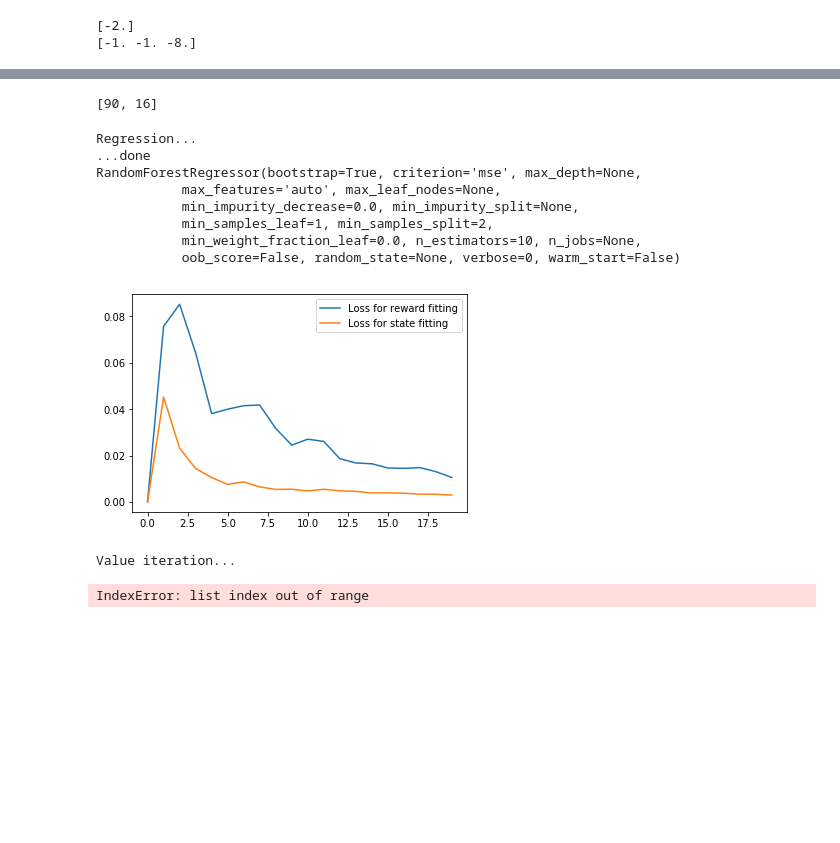
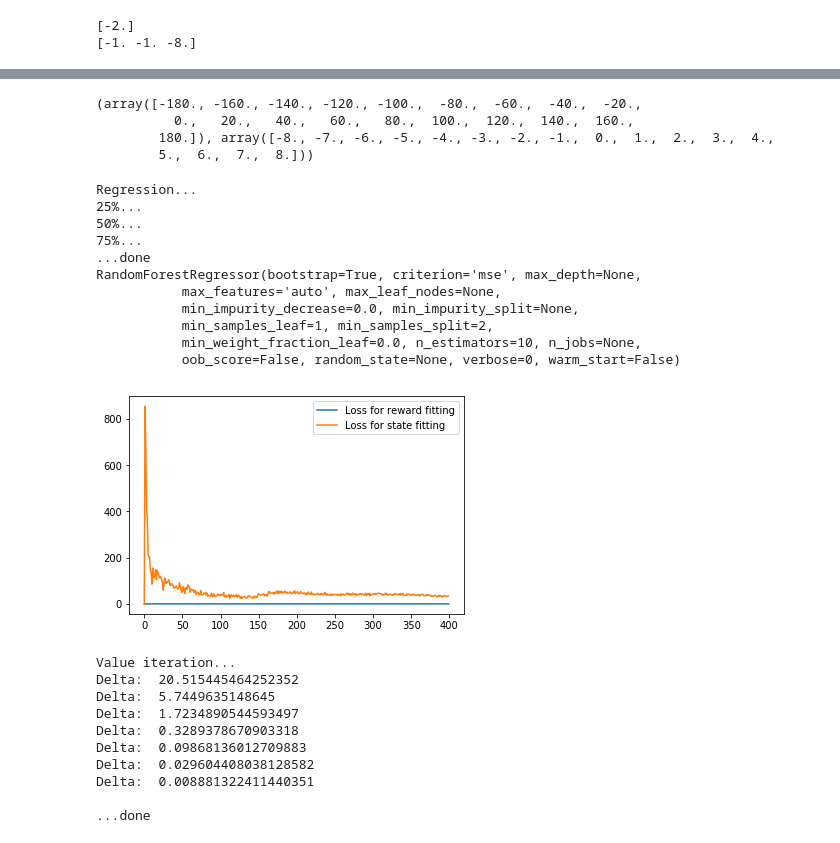
Before and after one commit to N1kYan/ReinforcementLearning, a Jupyter notebook: challenge1/rl_challenge1_deg_only.ipynb, the cells around one changed output, grey strips where cells are left out. Cells and saved outputs as stored; diff of their text form; code cells hidden in the pictures; blank space fills up the shorter version.

Commit message:
challenge1 now running for pendulum with degrees as input for regression and dp; not learning properly -> right choice of hyperparameters needed

```diff
--- a/challenge1/rl_challenge1_deg_only.ipynb
+++ b/challenge1/rl_challenge1_deg_only.ipynb
@@ -31,12 +31,21 @@ print(state, reward, done, info)
+# %%
+"""
+    This method transforms cos and sin input to true degree value by arctan2 function
+
+"""
+def my_arctan(cos, sin):
+    return np.rad2deg(np.arctan2(sin, cos))
 # %%
 from Discretization import Discretization
-import numpy as np
 
 larry = Discretization("degree_only", "Pendulum",state_space_size=(18+1, 16+1), action_space_size=17)
 
-print(larry.map_to_index([np.cos(np.deg2rad(-90)), np.sin(np.deg2rad(-90)), 8]))
+print(larry.state_space)
 # %% [output]
-[90, 16]
+(array([-180., -160., -140., -120., -100.,  -80.,  -60.,  -40.,  -20.,
+          0.,   20.,   40.,   60.,   80.,  100.,  120.,  140.,  160.,
+        180.]), array([-8., -7., -6., -5., -4., -3., -2., -1.,  0.,  1.,  2.,  3.,  4.,
+        5.,  6.,  7.,  8.]))
 # %%
 """
     Regression of old state and performed action to new state and observed reward.
@@ -47,7 +56,7 @@ from sklearn.ensemble import RandomForestRegressor
 from sklearn.metrics import mean_squared_error
 
 # Learning episodes / amount of samples for regression
-epochs = 1000
+epochs = 10000
 
 rtx = []
 rty = []
@@ -57,57 +66,76 @@ plotr = []
 plots = []
 
 regressorReward = RandomForestRegressor(n_estimators=10, min_samples_split=2)
-regressorState = RandomForestRegressor(n_estimators=10, min_samples_split=2)
+regressorState = RandomForestRegressor(n_estimators=30, min_samples_split=2)
 
 old_state = env.reset()
+# Transform from 3 to 2 dim:(cos, sin, angular velocity) -> (angle, angular velocity)
+old_state = np.array([my_arctan(old_state[0], old_state[1]), old_state[2]])
 
 print("Regression...")
 for i in range(epochs):
 
     action = env.action_space.sample()
     next_state, reward, done, info = env.step(action)
+    # Transform from 3 to 2 dim:(cos, sin, angular velocity) -> (angle, angular velocity)
+    next_state = np.array([my_arctan(next_state[0], next_state[1]), next_state[2]])
 
     rtx.append(np.append(old_state ,action))
     rty.append(reward)
     stx.append(np.append(old_state,action))
     sty.append(next_state)
 
-    if i%50==0: # 50 works nicely
+    if i%25==0: # 50 works nicely
 
         regressorReward.fit(rtx, rty)
         fitrtx = regressorReward.predict(rtx)
         mse = mean_squared_error(rty, fitrtx)
         plotr.append(mse)
 
 
         regressorState.fit(stx, sty)
         fitstx = regressorState.predict(stx)
         mse = mean_squared_error(sty, fitstx)
 
         plots.append(mse)
 
     old_state = np.copy(next_state)
 
+    if i==int(epochs*0.25):
+        print("25%...")
+    if i==int(epochs*0.5):
+        print("50%...")
+    if i==int(epochs*0.75):
+        print("75%...")
+
 print("...done")
 plt.figure(0)
 plt.plot(plotr, label="Loss for reward fitting")
 
 plt.plot(plots, label="Loss for state fitting")
 plt.legend()
 print(regressorReward)
 # %% [output]
 Regression...
+25%...
+50%...
+75%...
 ...done
 RandomForestRegressor(bootstrap=True, criterion='mse', max_depth=None,
            max_features='auto', max_leaf_nodes=None,
            min_impurity_decrease=0.0, min_impurity_split=None,
            min_samples_leaf=1, min_samples_split=2,
            min_weight_fraction_leaf=0.0, n_estimators=10, n_jobs=None,
            oob_score=False, random_state=None, verbose=0, warm_start=False)
-[figure, old version]
+[figure, new version]
 # %%
 """
    Value Iteration
+
+   Inputs:
+   disc: Discriminator object
+   theta: Minimal value function difference for convergence
+   gamma: Update learning rate
 
 """
 
@@ -130,7 +158,7 @@ def value_iteration(disc, theta, gamma):
 
                 # Get (only positive) indexes for (possibly negative) discrete state(s)
                 index = disc.map_to_index([s0, s1])
-                print(index)
+                #print(index)
 
                 v = value_function[index[0], index[1]]
 
@@ -147,7 +175,7 @@ def value_iteration(disc, theta, gamma):
                         r = regressorReward.predict(x)
 
                         # Discretize sufficient state
-                        next_index = disc.map_to_index([next_s[0], next_s[1], next_s[2]])
+                        next_index = disc.map_to_index([next_s[0], next_s[1]])
 
                         # Calculate expected reward
                         # Deterministic case; we do not need probability distribution
@@ -161,6 +189,15 @@ def value_iteration(disc, theta, gamma):
                 value_function[index[0], index[1]] = rmax
                 # Define policy by action achieving maximum expected reward per state
                 policy[index[0], index[1]] = amax
+                # Update delta
+                delta = max(delta, np.abs(v-value_function[index[0], index[1]]))
+
+            if s0 == int((disc.state_space_size[0]-1)*0.25):
+                print("25%...")
+            if s0 == int((disc.state_space_size[0]-1)*0.5):
+                print("50%...")
+            if s0 == int((disc.state_space_size[0]-1)*0.75):
+                print("75%...")
 
         print("Delta: ", delta)
 
@@ -169,10 +206,18 @@ def value_iteration(disc, theta, gamma):
     print("...done")
     return value_function, policy
 
-value_function, policy = value_iteration(disc=larry, theta=1.0, gamma=0.1)
+value_function, policy = value_iteration(disc=larry, theta=0.01, gamma=0.3)
 # %% [output]
 Value iteration...
+Delta:  20.515445464252352
+Delta:  5.7449635148645
+Delta:  1.7234890544593497
+Delta:  0.3289378670903318
+Delta:  0.09868136012709883
+Delta:  0.029604408038128582
+Delta:  0.008881322411440351
+
+...done
-IndexError: list index out of range
 # %%
 """
     Policy Iteration
```
Also changed, not shown: parts of 4 cells of this notebook, 1 other file.
